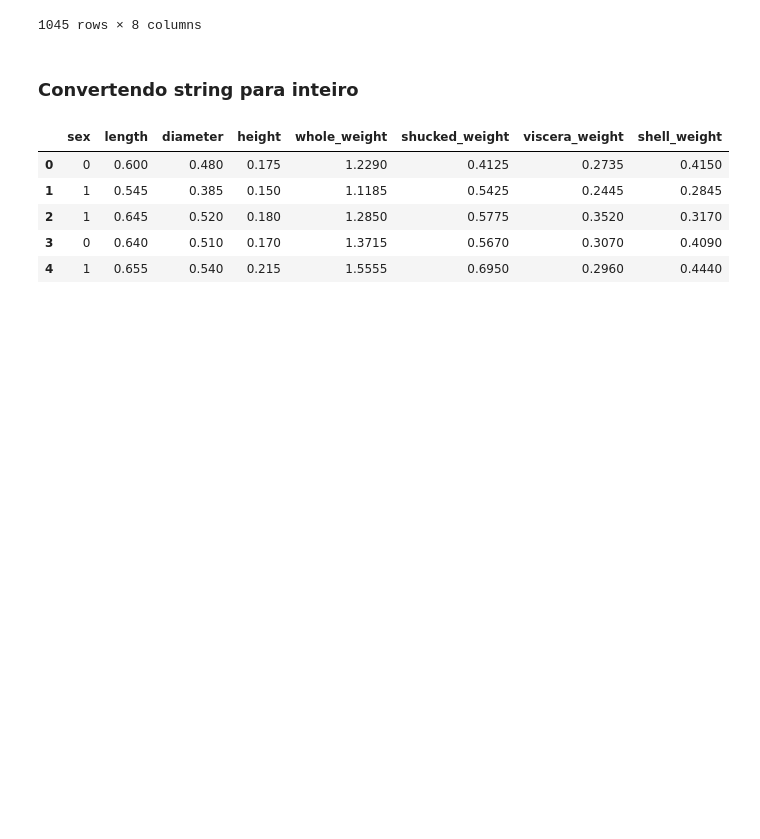
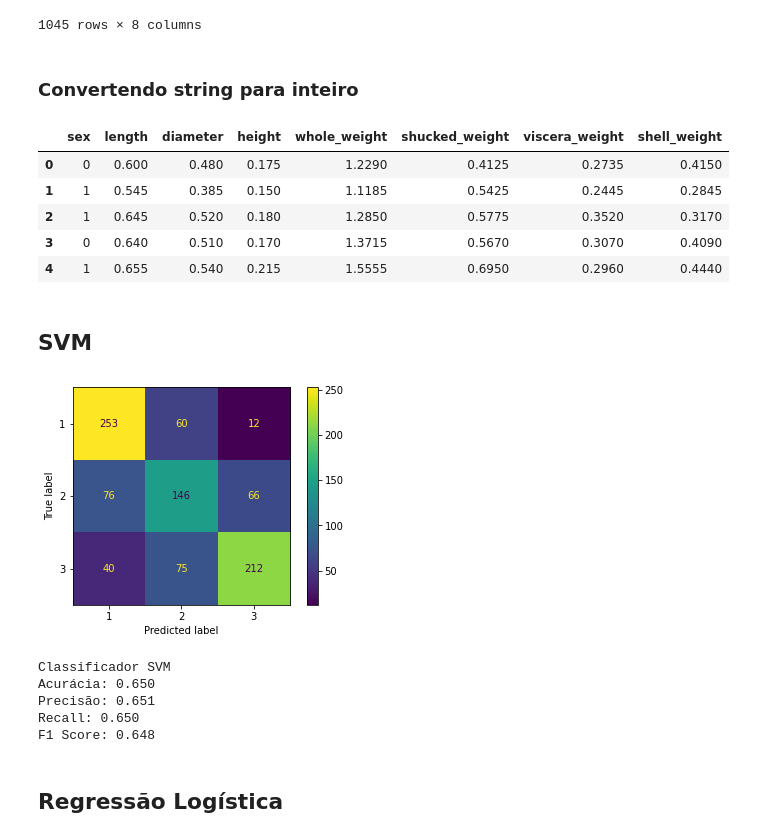
Before and after one commit to audreyemmely/mlclass, a Jupyter notebook: 03_Validation/validation.ipynb, the cells around one changed output. Cells and saved outputs as stored; diff of their text form; code cells hidden in the pictures; blank space fills up the shorter version.

```diff
--- a/03_Validation/validation.ipynb
+++ b/03_Validation/validation.ipynb
@@ -97,3 +105,34 @@ data_test.head()
 | 2 | 1 | 0.645 | 0.520 | 0.180 | 1.2850 | 0.5775 | 0.3520 | 0.3170 |
 | 3 | 0 | 0.640 | 0.510 | 0.170 | 1.3715 | 0.5670 | 0.3070 | 0.4090 |
 | 4 | 1 | 0.655 | 0.540 | 0.215 | 1.5555 | 0.6950 | 0.2960 | 0.4440 |
+# %%
+feature_cols = ['sex','length', 'diameter', 'height', 'whole_weight', 'shucked_weight', 'viscera_weight','shell_weight']
+X = data_train[feature_cols]
+y = data_train.type
+# %%
+X_train, X_test, y_train, y_test = train_test_split(X, y, test_size = 0.3, random_state = 0)
+# %% [markdown]
+## SVM
+# %%
+cl_svm = LinearSVC().fit(X_train, y_train)
+y_pred_svm = cl_svm.predict(X_test)
+# %%
+plot_confusion_matrix(cl_svm, X_test, y_test)
+plt.show()
+# %% [output]
+[figure, added]
+# %%
+accuracy_svm = accuracy_score(y_test, y_pred_svm)
+precision_svm = precision_score(y_test, y_pred_svm, average='weighted')
+recall_svm = recall_score(y_test, y_pred_svm, average='weighted')
+f1_svm = f1_score(y_test, y_pred_svm, average='weighted')
+
+print("Classificador SVM\nAcurácia: {:.3f}\nPrecisão: {:.3f}\nRecall: {:.3f}\nF1 Score: {:.3f}\n".format(accuracy_svm, precision_svm, recall_svm, f1_svm))
+# %% [output]
+Classificador SVM
+Acurácia: 0.650
+Precisão: 0.651
+Recall: 0.650
+F1 Score: 0.648
+# %% [markdown]
+## Regressão Logística
```
Also changed, not shown: parts of 15 cells of this notebook.
